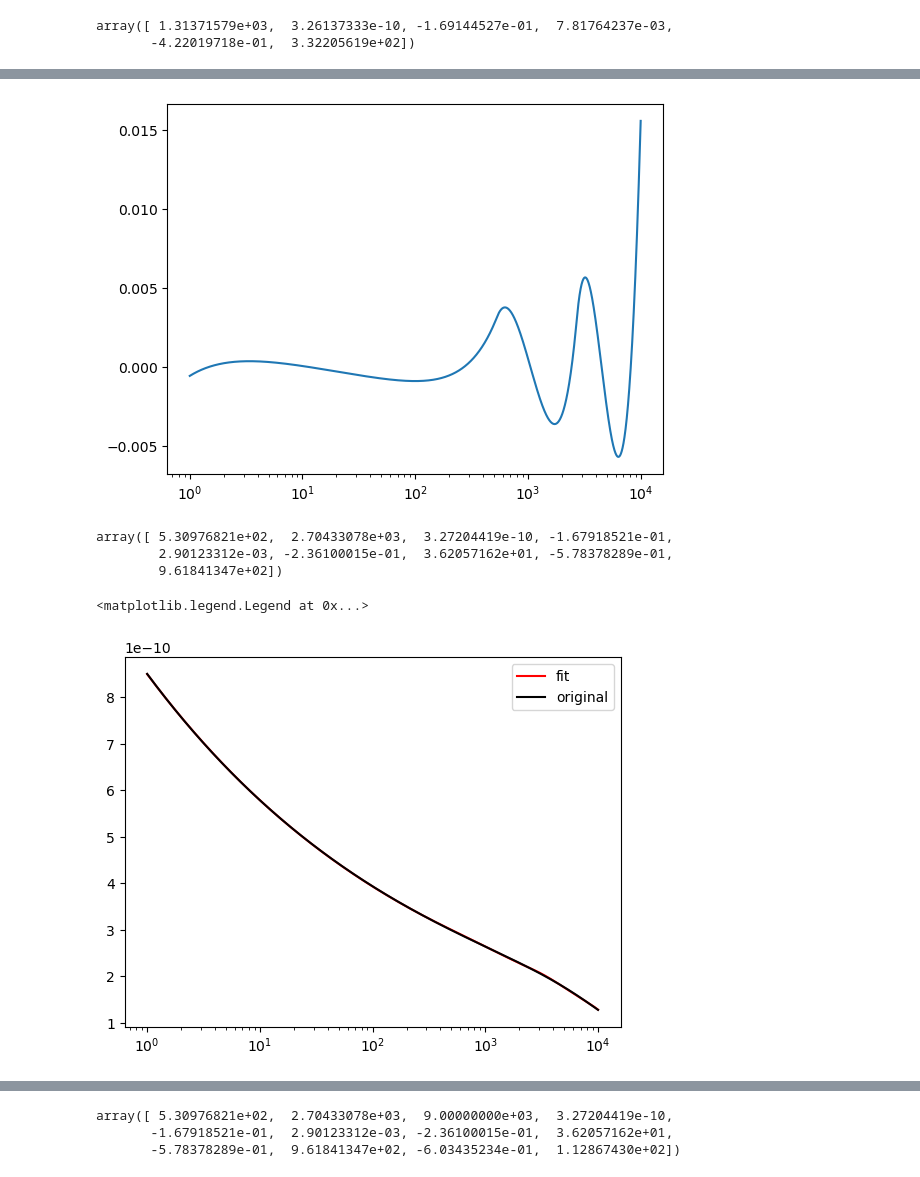
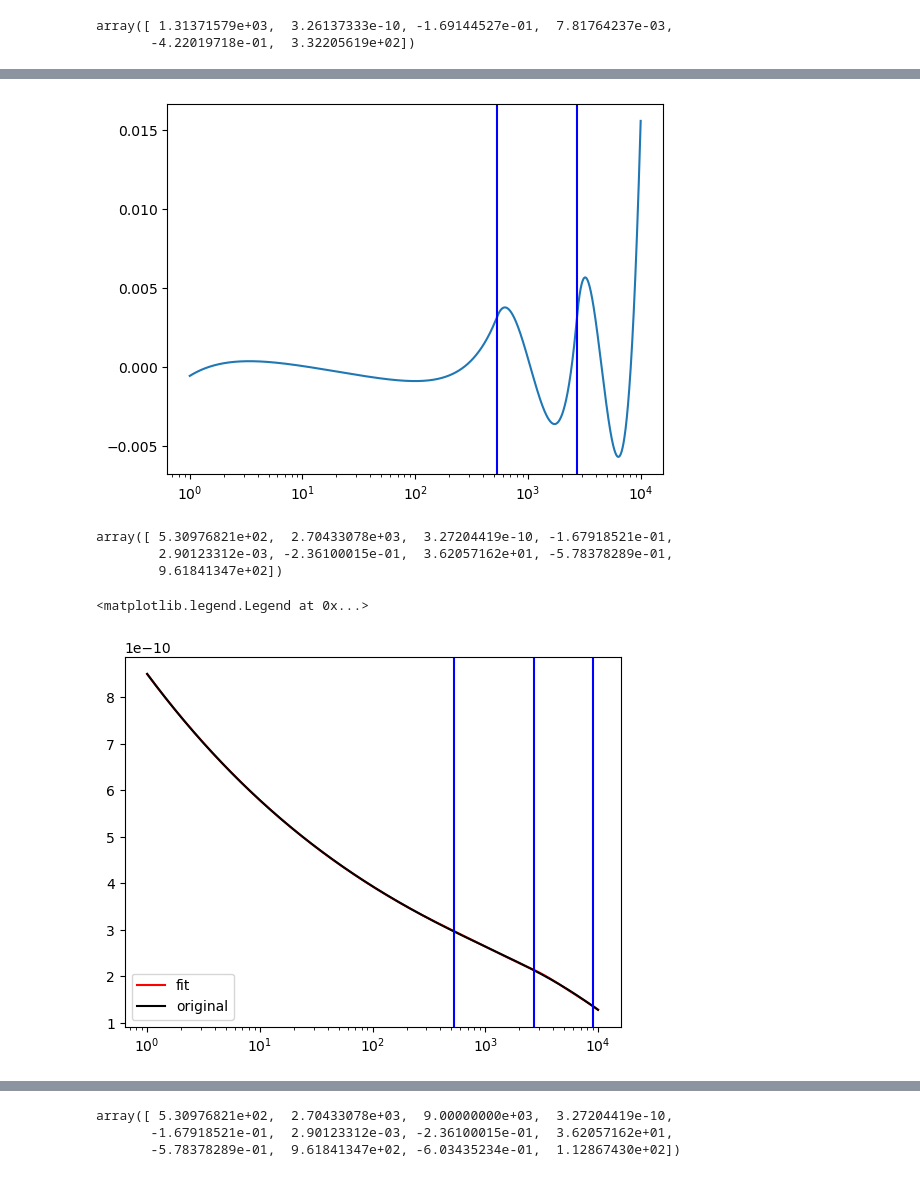
Before and after one commit to wostling/SavinGroup, a Jupyter notebook: Contiuous_Piecewise_Fits.ipynb, the cells around one changed output, grey strips where cells are left out. Drawn from its saved outputs; the diff is of its cells as text; code cells hidden in the pictures.

```diff
--- a/Contiuous_Piecewise_Fits.ipynb
+++ b/Contiuous_Piecewise_Fits.ipynb
@@ -324,9 +350,11 @@ for char in range(len(fit_rates3)):
     num = (fit_rates3[char] - rates[char])/rates[char]
     percent.append(num)
 plt.plot(temps, percent)
+plt.axvline(x =  5.30976821e+02, color = 'b')
+plt.axvline(x =  2.70433078e+03, color = 'b')
 plt.xscale("log")
 # %% [output]
-[figure, old version]
+[figure, new version]
 # %%
 popt
 # %% [output]
@@ -360,13 +388,16 @@ for temp in temps:
 # %%
 #plot
 plt.plot(temps, fit_rates4, label = "fit", c = "red")
 plt.plot(temps, rates, label = "original", c = "black")
+plt.axvline(x =  5.30976821e+02, color = 'b')
+plt.axvline(x =  2.70433078e+03, color = 'b')
+plt.axvline(x =  9.00000000e+03, color = 'b')
 plt.xscale("log")
 #plt.yscale("log")
 plt.legend()
 # %% [output]
 <matplotlib.legend.Legend at 0x...>
-[figure, old version]
+[figure, new version]
 # %%
 percent = []
 for char in range(len(fit_rates4)):
```
Also changed, not shown: parts of 11 cells of this notebook.
